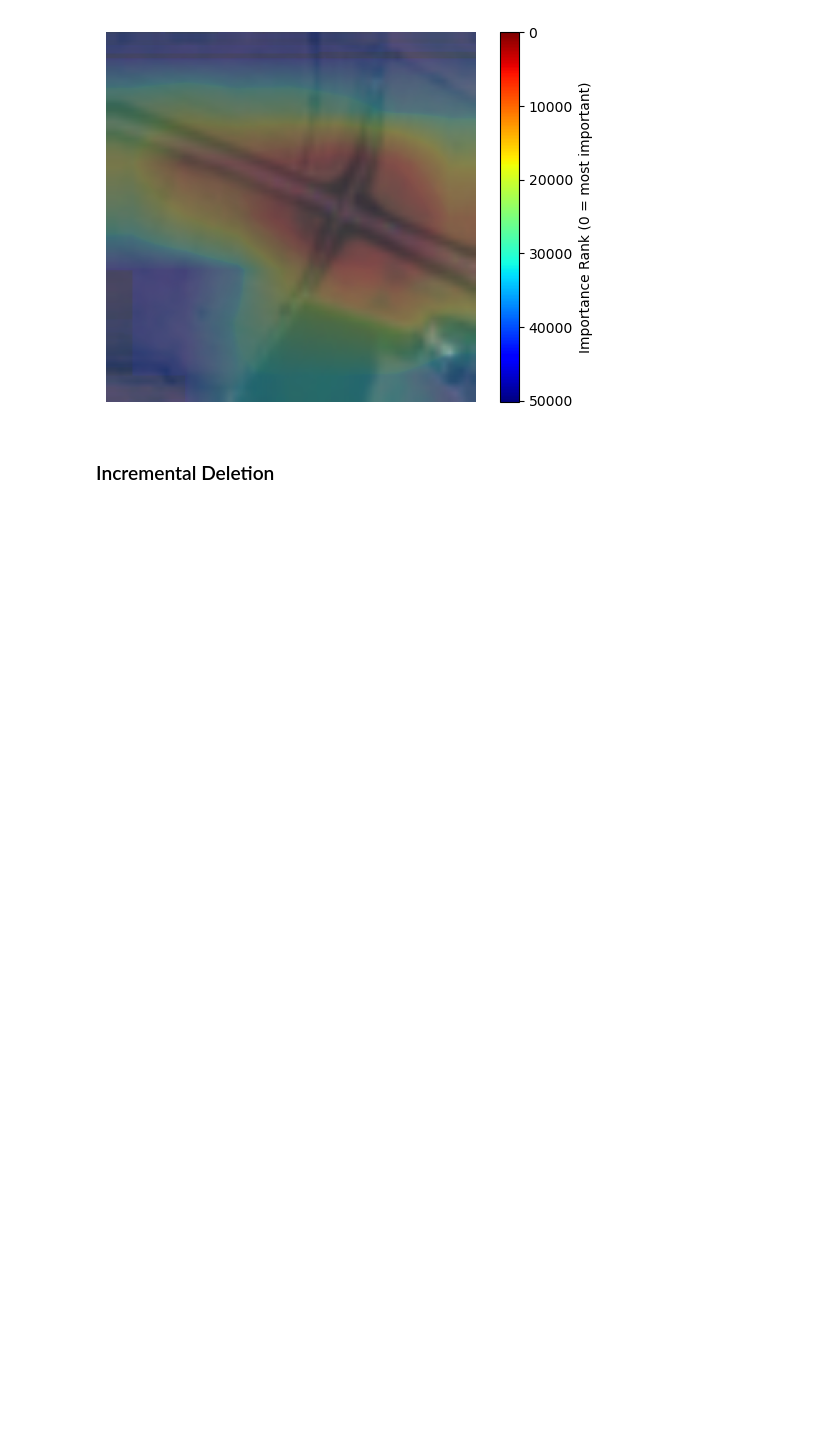
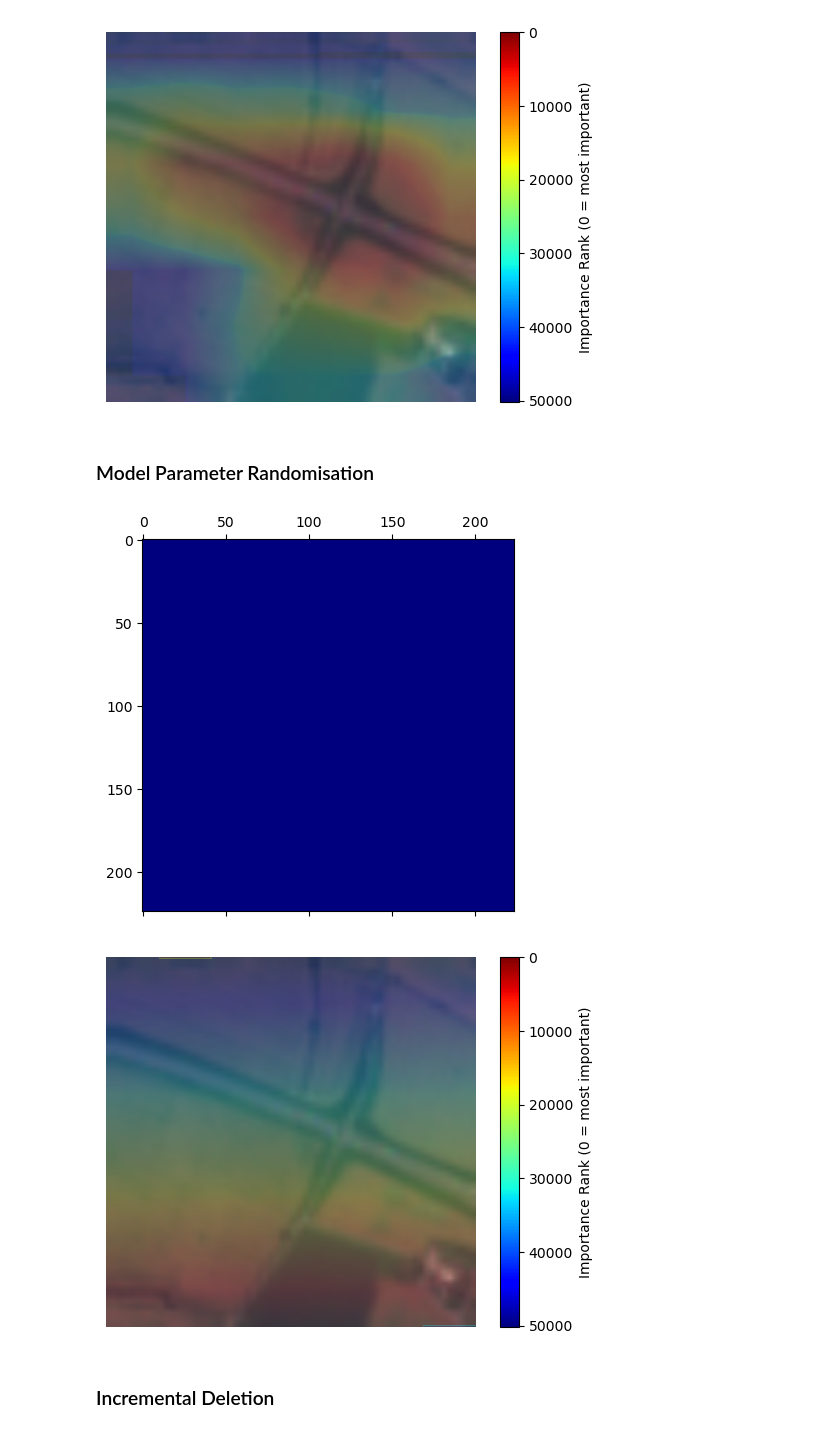
Before and after one commit to tameTNT/evaluating-xai-remote-sensing, a Jupyter notebook: explain_predictions/gradcam.ipynb, the cells around one changed output. Drawn from its saved outputs; the diff is of its cells as text; code cells hidden in the pictures; blank space fills up the shorter version.

Commit message:
✨ Model parameter randomisation quick check

```diff
--- a/explain_predictions/gradcam.ipynb
+++ b/explain_predictions/gradcam.ipynb
@@ -152,6 +155,28 @@ helpers.plotting.visualise_importance(imgs_to_explain[i], ranked_cam[i])
 [figure]
 [figure]
 [figure]
+# %% [markdown]
+### Model Parameter Randomisation
+# %%
+randomised_model = copy.deepcopy(resnet50).to(device)
+helpers.evaluate_xai.reset_child_params(randomised_model)
+_ = randomised_model.eval()
+# %%
+# target the last layer of the model before avg and fc
+gradcam_random_explainer = GradCAM(randomised_model, target_layers=[randomised_model.model.layer4[-1]])
+cam_random_output = gradcam_random_explainer(
+    input_tensor=imgs_to_explain,
+    aug_smooth=False, eigen_smooth=False,
+    targets=[ClassifierOutputTarget(int(true_labels[i]))]  # since the randomised model isn't going to be accurate
+)
+ranked_random_cam = helpers.evaluate_xai.rank_pixel_importance(
+    cam_random_output[:, :, :, np.newaxis])  # add fake colour channel
+plt.matshow(cam_random_output[i], cmap="jet")
+plt.show()
+helpers.plotting.visualise_importance(imgs_to_explain[i], ranked_random_cam[i])
+# %% [output]
+[figure, added]
+[figure, added]
 # %% [markdown]
 ### Incremental Deletion
 # %% [markdown]
```
Also changed, not shown: parts of 1 cell of this notebook.
